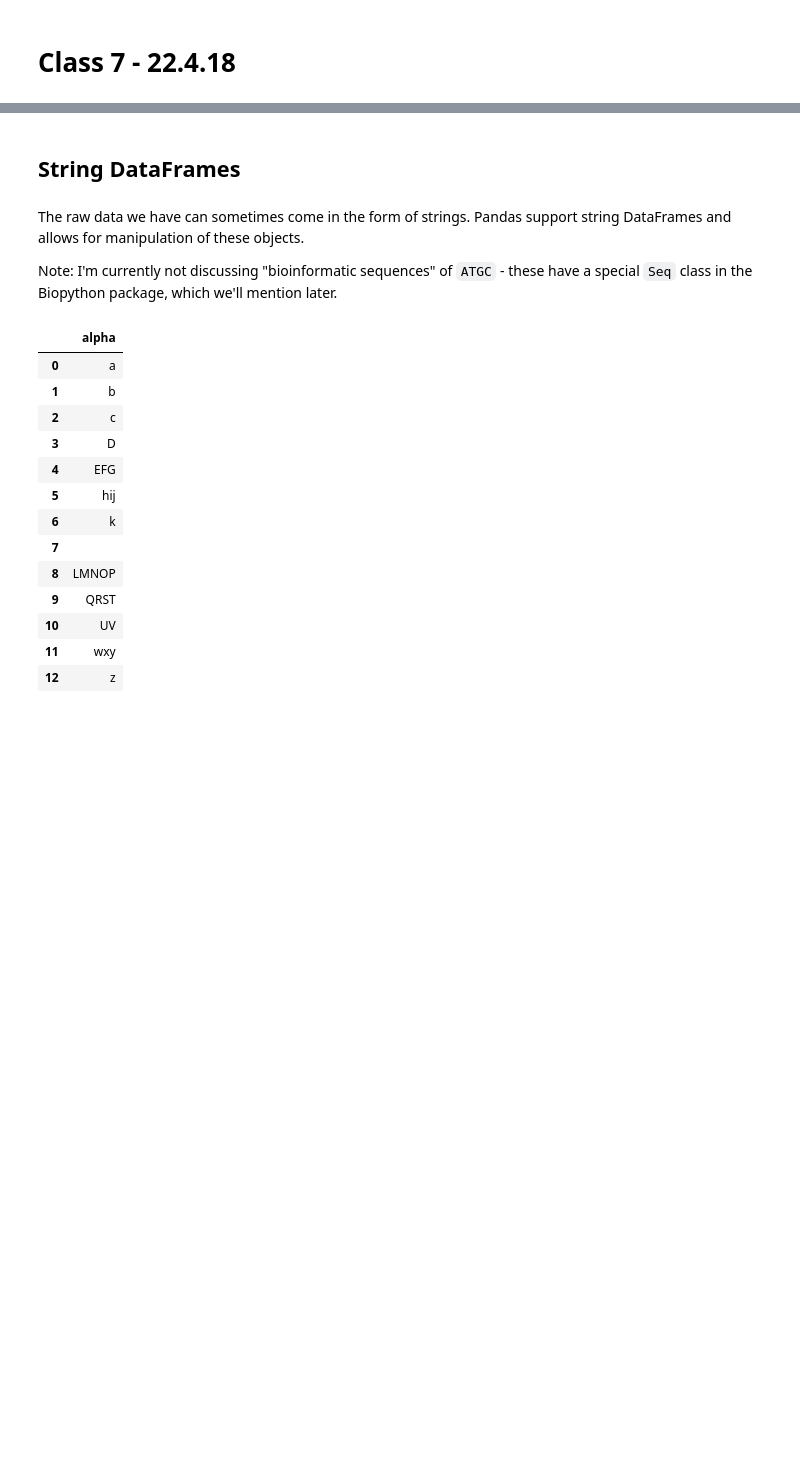
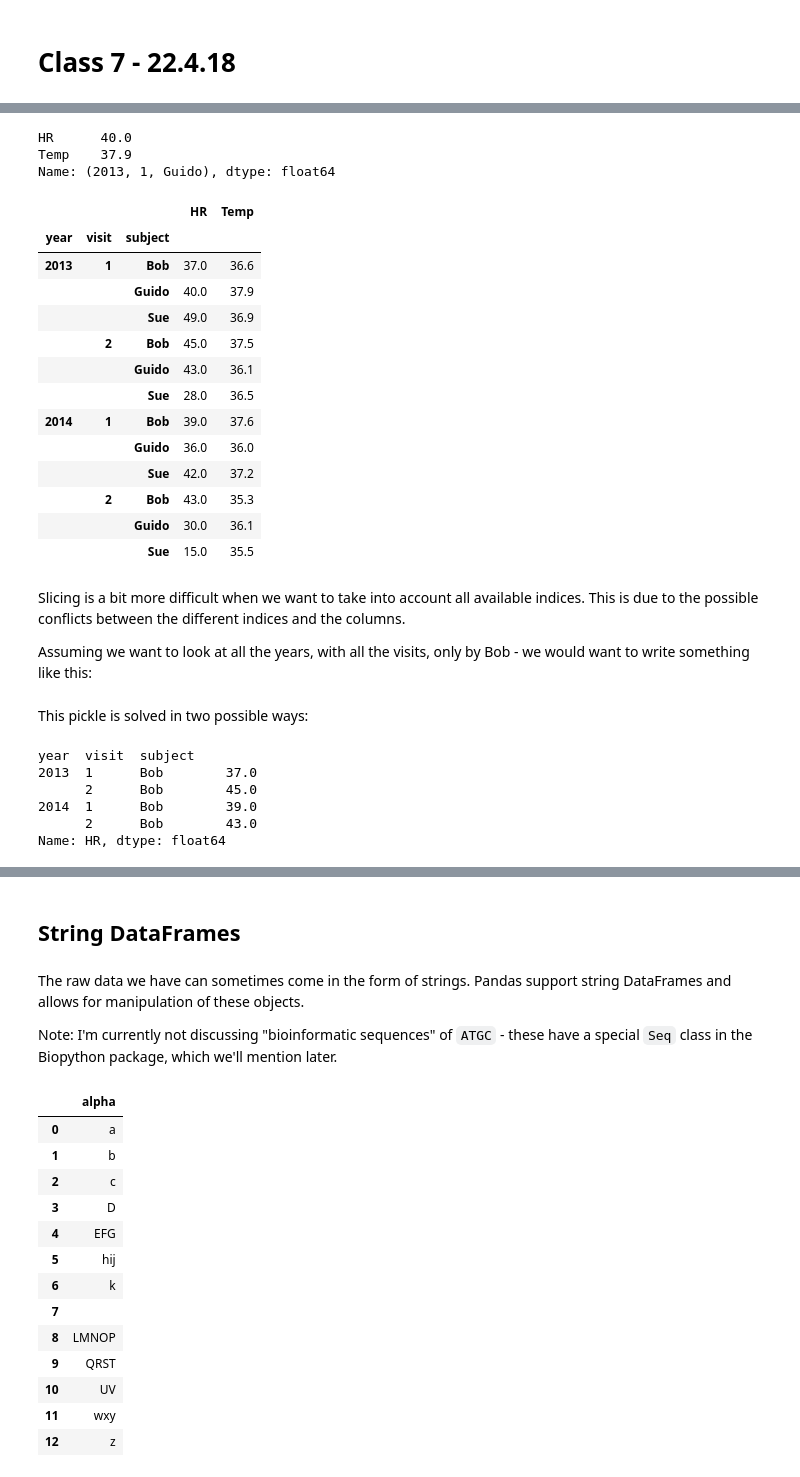
Before and after one commit to sagol-python-for-neuroscientists/textbook-public, a Jupyter notebook: classes/class7.ipynb, the cells around one changed output, grey strips where cells are left out. Saved outputs shown, nothing was run; the diff lists cells and outputs as text; code cells hidden in the pictures; blank space fills up the shorter version.

```diff
--- a/classes/class7.ipynb
+++ b/classes/class7.ipynb
@@ -4,0 +779,30 @@
+# %%
+# Accessing single elements is also pretty straight-forward
+health_data_row.loc[2013, 1, 'Guido']  # index triplet
+# %% [output]
+HR      40.0
+Temp    37.9
+Name: (2013, 1, Guido), dtype: float64
+# %%
+# We can even slice easily using the first MultiIndex (year in our case)
+health_data_row.loc[2013:2017]  # 2017 doesn't exist, but Python's slicing rules prevent an exception here
+# health_data_row.loc[1]  # doesn't work
+# %% [output]
+|  |  |  | HR | Temp |
+| year | visit | subject |  |  |
+| 2013 | 1 | Bob | 37.0 | 36.6 |
+|  |  | Guido | 40.0 | 37.9 |
+|  |  | Sue | 49.0 | 36.9 |
+|  | 2 | Bob | 45.0 | 37.5 |
+|  |  | Guido | 43.0 | 36.1 |
+|  |  | Sue | 28.0 | 36.5 |
+| 2014 | 1 | Bob | 39.0 | 37.6 |
+|  |  | Guido | 36.0 | 36.0 |
+|  |  | Sue | 42.0 | 37.2 |
+|  | 2 | Bob | 43.0 | 35.3 |
+|  |  | Guido | 30.0 | 36.1 |
+|  |  | Sue | 15.0 | 35.5 |
+# %% [markdown]
+Slicing is a bit more difficult when we want to take into account all available indices. This is due to the possible conflicts between the different indices and the columns.
+
+Assuming we want to look at all the years, with all the visits, only by Bob - we would want to write something like this:
@@ -4,0 +811,14 @@
+# %% [markdown]
+This pickle is solved in two possible ways:
+# %%
+# First option - the slice object
+row_idx = (slice(None), slice(None), 'Bob')  # all years, all visits, of Bob
+health_data_row.loc[row_idx, 'HR']
+# arr[slice(None), 1] is the same as arr[:, 1]
+# %% [output]
+year  visit  subject
+2013  1      Bob        37.0
+      2      Bob        45.0
+2014  1      Bob        39.0
+      2      Bob        43.0
+Name: HR, dtype: float64
```
Also changed, not shown: parts of 154 cells of this notebook, 2 other files.
